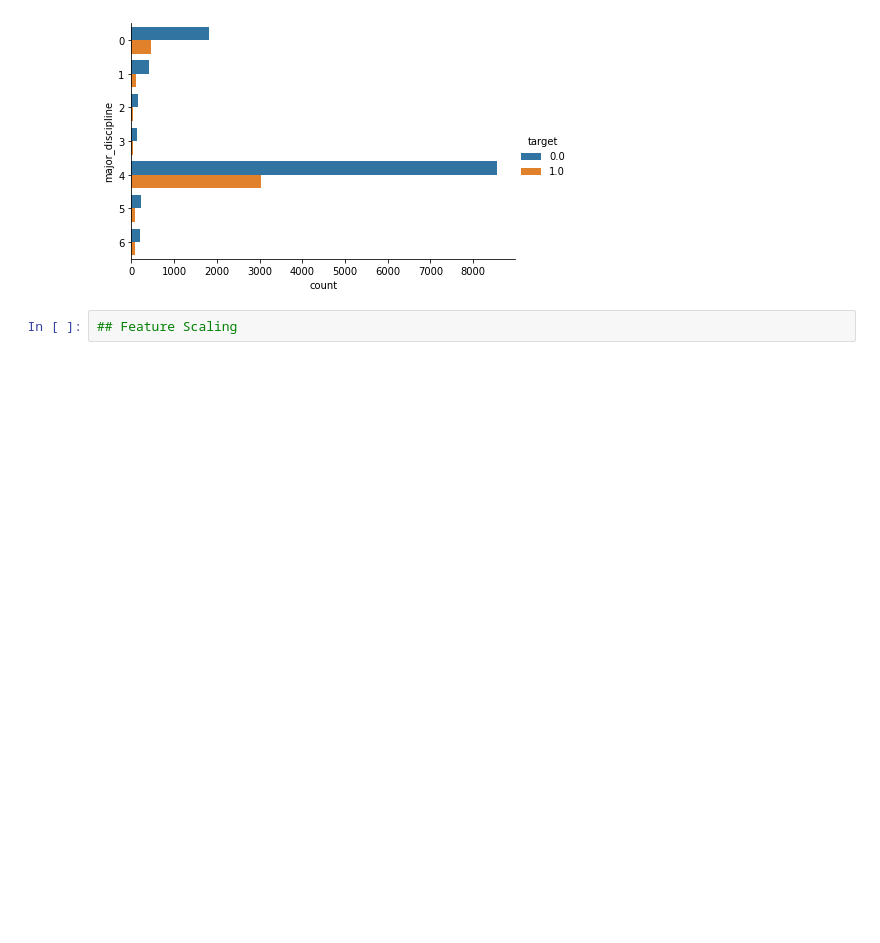
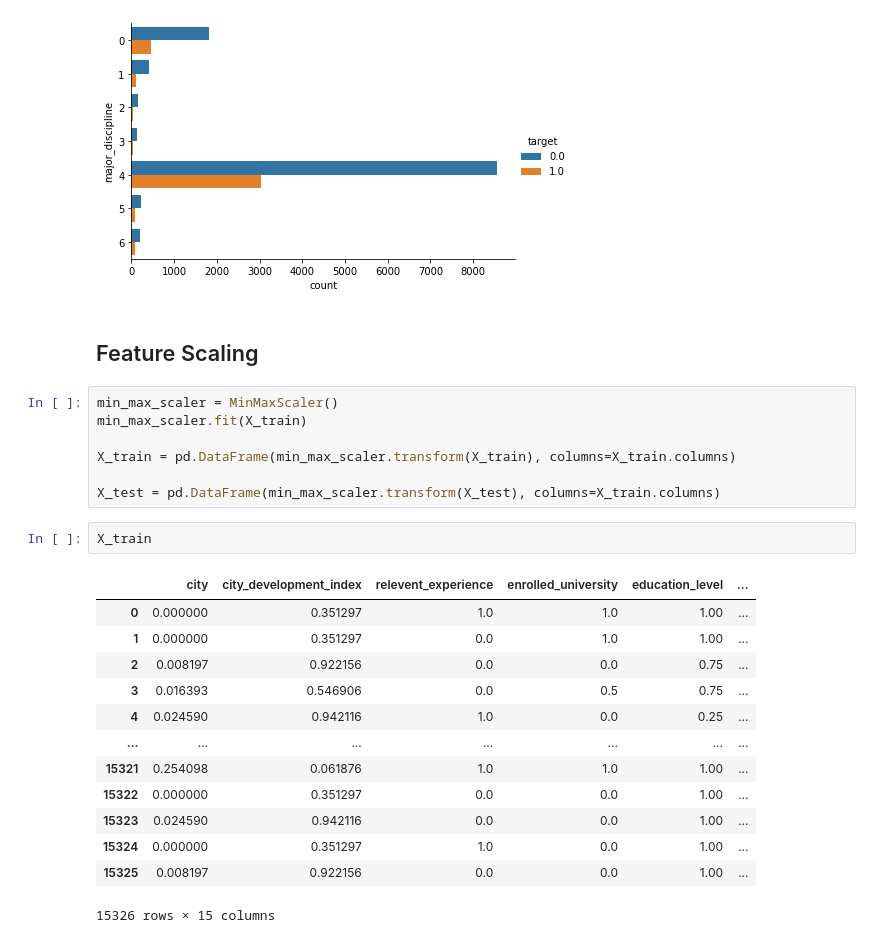
Before and after one commit to Deffro/end-to-end-ML-project, a Jupyter notebook: notebooks/2. Feature Engineering.ipynb, the cells around one changed output. Cells and saved outputs as stored; diff of their text form; blank space fills up the shorter version.

```diff
--- a/notebooks/2. Feature Engineering.ipynb
+++ b/notebooks/2. Feature Engineering.ipynb
@@ -292,5 +292,28 @@ for var in cat_vars_ordinal:
 [figure]
 [figure]
 [figure]
-# %%
-## Feature Scaling
+# %% [markdown]
+## Feature Scaling
+# %%
+min_max_scaler = MinMaxScaler()
+min_max_scaler.fit(X_train)
+
+X_train = pd.DataFrame(min_max_scaler.transform(X_train), columns=X_train.columns)
+
+X_test = pd.DataFrame(min_max_scaler.transform(X_test), columns=X_train.columns)
+# %%
+X_train
+# %% [output]
+|  | city | city_development_index | relevent_experience | enrolled_university | education_level | ... |
+| 0 | 0.000000 | 0.351297 | 1.0 | 1.0 | 1.00 | ... |
+| 1 | 0.000000 | 0.351297 | 0.0 | 1.0 | 1.00 | ... |
+| 2 | 0.008197 | 0.922156 | 0.0 | 0.0 | 0.75 | ... |
+| 3 | 0.016393 | 0.546906 | 0.0 | 0.5 | 0.75 | ... |
+| 4 | 0.024590 | 0.942116 | 1.0 | 0.0 | 0.25 | ... |
+| ... | ... | ... | ... | ... | ... | ... |
+| 15321 | 0.254098 | 0.061876 | 1.0 | 1.0 | 1.00 | ... |
+| 15322 | 0.000000 | 0.351297 | 0.0 | 0.0 | 1.00 | ... |
+| 15323 | 0.024590 | 0.942116 | 0.0 | 0.0 | 1.00 | ... |
+| 15324 | 0.000000 | 0.351297 | 1.0 | 0.0 | 1.00 | ... |
+| 15325 | 0.008197 | 0.922156 | 0.0 | 0.0 | 1.00 | ... |
+15326 rows × 15 columns
```
Also changed, not shown: 3 other files.
